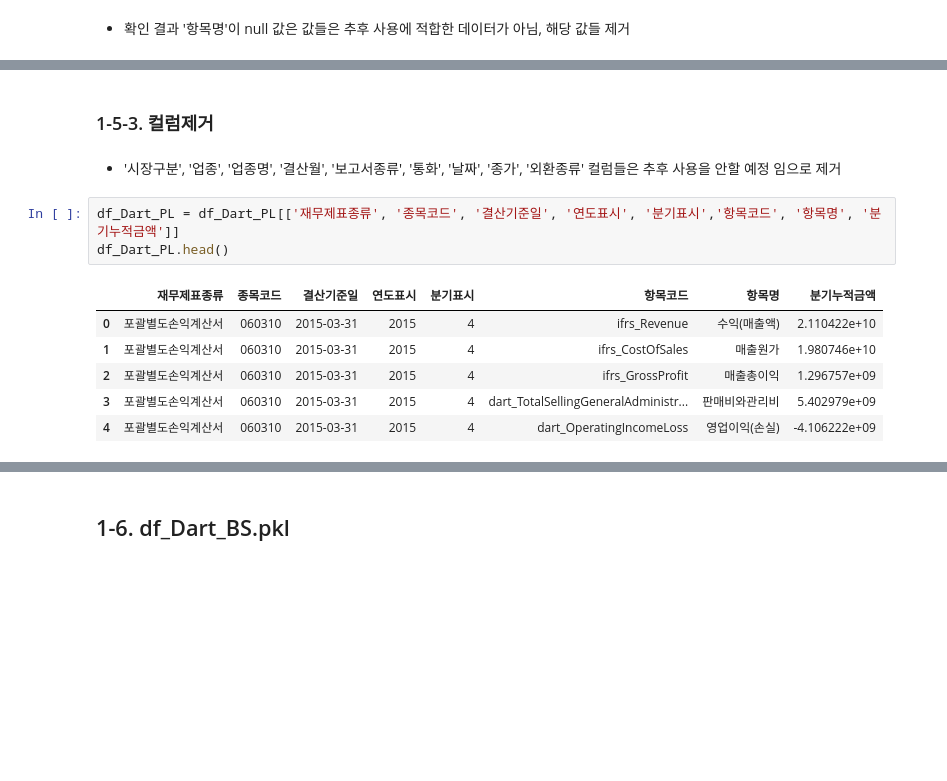
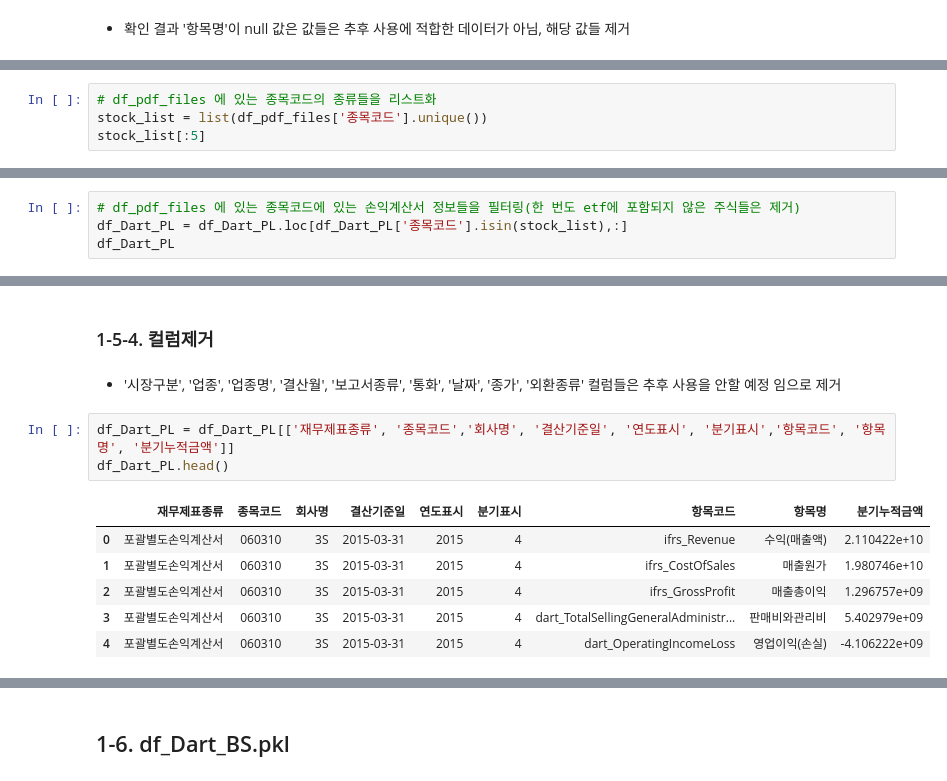
Before and after one commit to Ryong1998/snowball, a Jupyter notebook: 3_Data_Preparation.ipynb, the cells around one changed output, grey strips where cells are left out. Drawn from its saved outputs; the diff is of its cells as text; blank space fills up the shorter version.

Commit message:
재무제표 종목코드 필터링 부분 추가

```diff
--- a/3_Data_Preparation.ipynb
+++ b/3_Data_Preparation.ipynb
@@ -714,0 +735,4 @@ dtype: int64
+# %%
+# df_pdf_files 에 있는 종목코드의 종류들을 리스트화
+stock_list = list(df_pdf_files['종목코드'].unique())
+stock_list[:5]
@@ -714,0 +741,4 @@ dtype: int64
+# %%
+# df_pdf_files 에 있는 종목코드에 있는 손익계산서 정보들을 필터링(한 번도 etf에 포함되지 않은 주식들은 제거)
+df_Dart_PL = df_Dart_PL.loc[df_Dart_PL['종목코드'].isin(stock_list),:]
+df_Dart_PL
@@ -715,17 +759,17 @@ dtype: int64
 # %% [markdown]
-### 1-5-3. 컬럼제거
+### 1-5-4. 컬럼제거
 # %% [markdown]
 - '시장구분', '업종', '업종명', '결산월', '보고서종류', '통화', '날짜', '종가', '외환종류' 컬럼들은 추후 사용을 안할 예정 임으로 제거
 # %%
-df_Dart_PL = df_Dart_PL[['재무제표종류', '종목코드', '결산기준일', '연도표시', '분기표시','항목코드', '항목명', '분기누적금액']]
+df_Dart_PL = df_Dart_PL[['재무제표종류', '종목코드','회사명', '결산기준일', '연도표시', '분기표시','항목코드', '항목명', '분기누적금액']]
 df_Dart_PL.head()
 # %% [output]
-|  | 재무제표종류 | 종목코드 | 결산기준일 | 연도표시 | 분기표시 | 항목코드 | 항목명 | 분기누적금액 |
-| 0 | 포괄별도손익계산서 | 060310 | 2015-03-31 | 2015 | 4 | ifrs_Revenue | 수익(매출액) | 2.110422e+10 |
-| 1 | 포괄별도손익계산서 | 060310 | 2015-03-31 | 2015 | 4 | ifrs_CostOfSales | 매출원가 | 1.980746e+10 |
-| 2 | 포괄별도손익계산서 | 060310 | 2015-03-31 | 2015 | 4 | ifrs_GrossProfit | 매출총이익 | 1.296757e+09 |
-| 3 | 포괄별도손익계산서 | 060310 | 2015-03-31 | 2015 | 4 | dart_TotalSellingGeneralAdministr... | 판매비와관리비 | 5.402979e+09 |
-| 4 | 포괄별도손익계산서 | 060310 | 2015-03-31 | 2015 | 4 | dart_OperatingIncomeLoss | 영업이익(손실) | -4.106222e+09 |
+|  | 재무제표종류 | 종목코드 | 회사명 | 결산기준일 | 연도표시 | 분기표시 | 항목코드 | 항목명 | 분기누적금액 |
+| 0 | 포괄별도손익계산서 | 060310 | 3S | 2015-03-31 | 2015 | 4 | ifrs_Revenue | 수익(매출액) | 2.110422e+10 |
+| 1 | 포괄별도손익계산서 | 060310 | 3S | 2015-03-31 | 2015 | 4 | ifrs_CostOfSales | 매출원가 | 1.980746e+10 |
+| 2 | 포괄별도손익계산서 | 060310 | 3S | 2015-03-31 | 2015 | 4 | ifrs_GrossProfit | 매출총이익 | 1.296757e+09 |
+| 3 | 포괄별도손익계산서 | 060310 | 3S | 2015-03-31 | 2015 | 4 | dart_TotalSellingGeneralAdministr... | 판매비와관리비 | 5.402979e+09 |
+| 4 | 포괄별도손익계산서 | 060310 | 3S | 2015-03-31 | 2015 | 4 | dart_OperatingIncomeLoss | 영업이익(손실) | -4.106222e+09 |
 # %%
 df_Dart_PL = df_Dart_PL.reset_index(drop=True)
 
```
Also changed, not shown: parts of 129 cells of this notebook.
